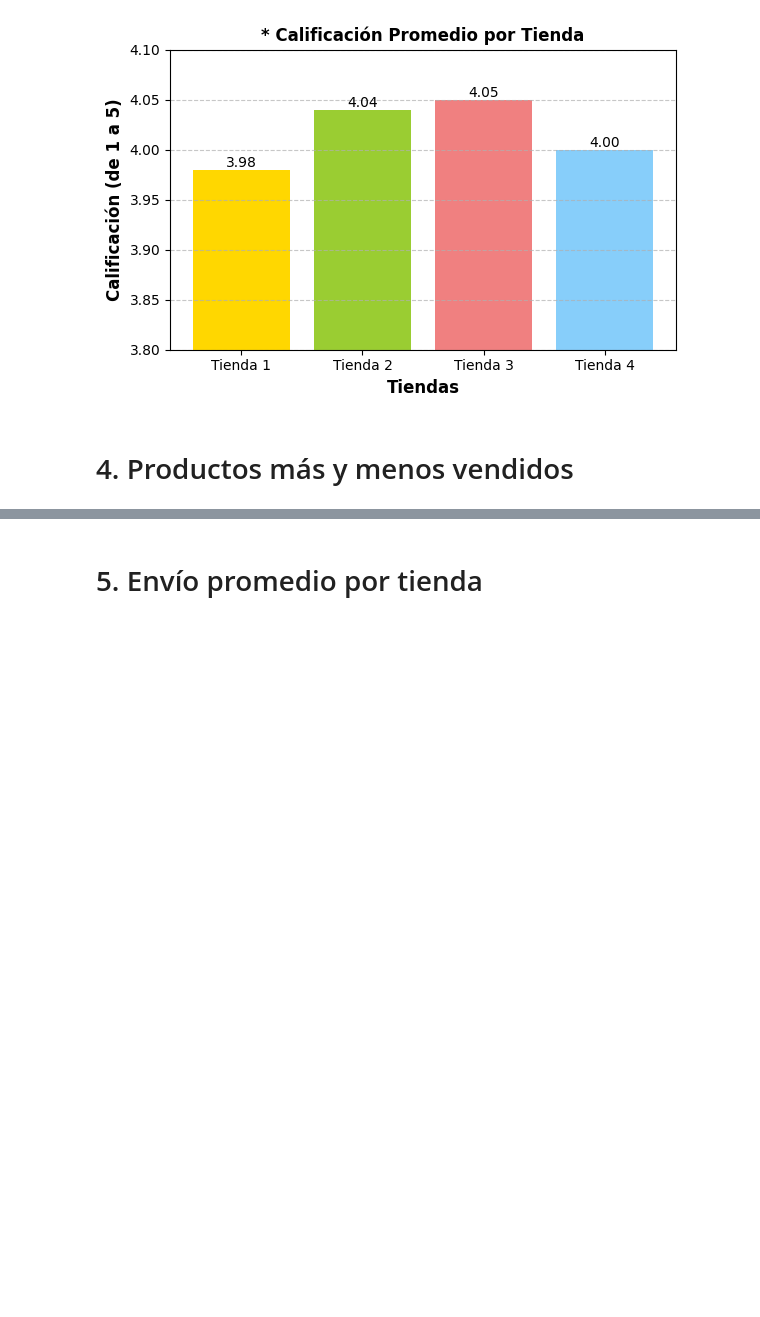
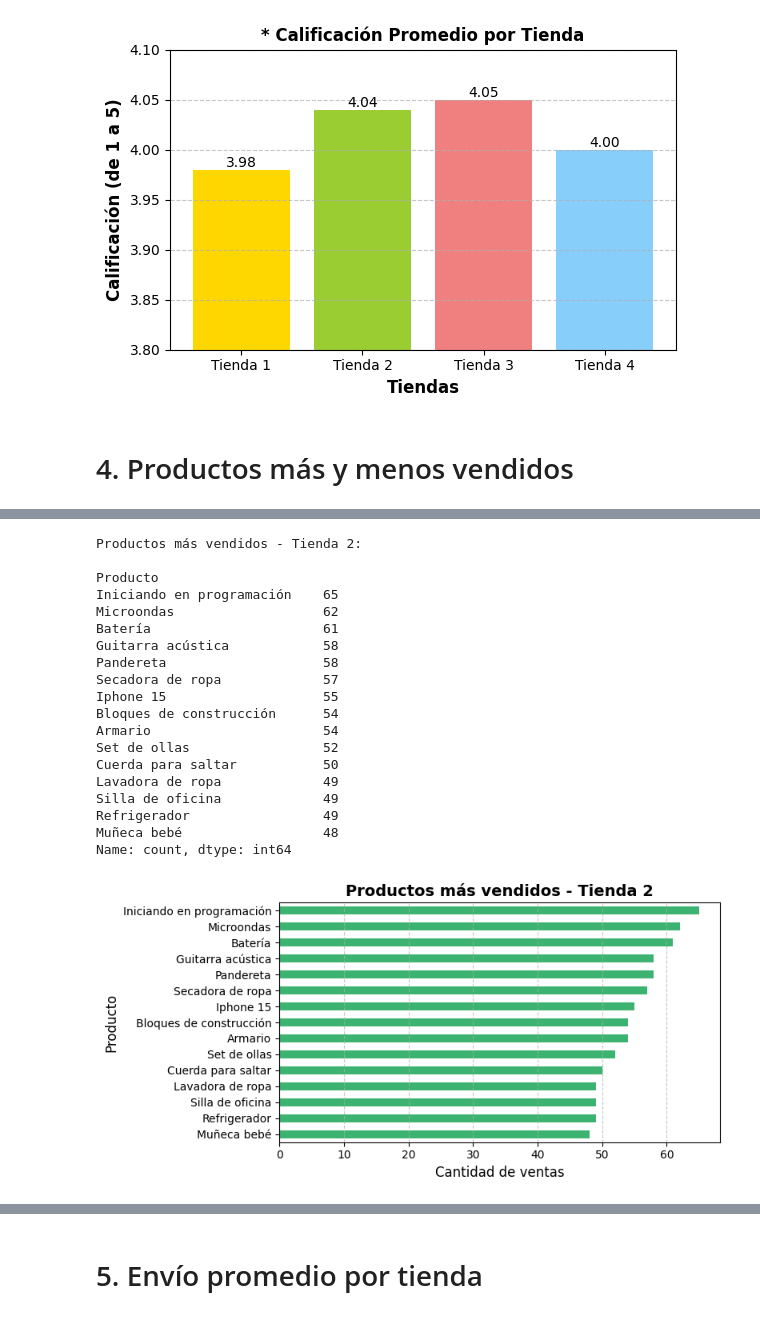
Before and after one commit to MichMDLT/Alura-store-data-science, a Jupyter notebook: AluraStoreLatam.ipynb, the cells around one changed output, grey strips where cells are left out. Cells and saved outputs as stored; diff of their text form; code cells hidden in the pictures; blank space fills up the shorter version.

```diff
--- a/AluraStoreLatam.ipynb
+++ b/AluraStoreLatam.ipynb
@@ -443,0 +490,43 @@ plt.show()
+# %%
+#Para tienda 2:
+mas_vendidos_t2 = df_tienda2['Producto'].value_counts()
+mas_vendidos_t2_ordenadas = mas_vendidos_t2.sort_values(ascending=False)
+print("Productos más vendidos - Tienda 2:\n")
+print(mas_vendidos_t2_ordenadas.head(15))
+
+# Gráfico Obtener los 15 productos más vendidos
+top15_productos = mas_vendidos_t2_ordenadas.head(15)
+
+# Crear gráfico de barras horizontal
+plt.figure(figsize=(8, 4))
+top15_productos.plot(kind='barh', color='mediumseagreen')
+
+plt.title('Productos más vendidos - Tienda 2', fontsize=14, fontweight='bold')
+plt.xlabel('Cantidad de ventas', fontsize=12)
+plt.ylabel('Producto', fontsize=12)
+plt.gca().invert_yaxis()  # Invierte el eje Y para que el más vendido esté arriba
+plt.grid(axis='x', linestyle='--', alpha=0.7)
+plt.tight_layout()
+
+plt.show()
+# %% [output]
+Productos más vendidos - Tienda 2:
+
+Producto
+Iniciando en programación    65
+Microondas                   62
+Batería                      61
+Guitarra acústica            58
+Pandereta                    58
+Secadora de ropa             57
+Iphone 15                    55
+Bloques de construcción      54
+Armario                      54
+Set de ollas                 52
+Cuerda para saltar           50
+Lavadora de ropa             49
+Silla de oficina             49
+Refrigerador                 49
+Muñeca bebé                  48
+Name: count, dtype: int64
+[figure, added]
```
Also changed, not shown: parts of 10 cells of this notebook.
